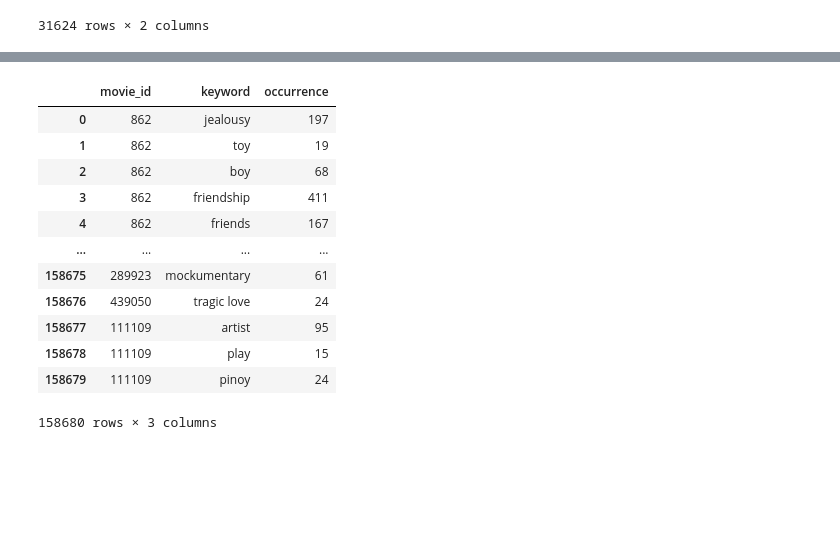
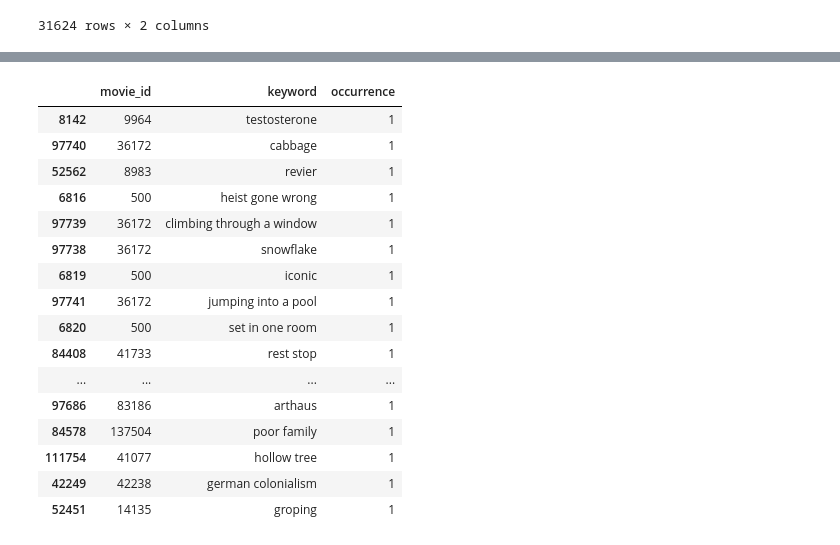
Before and after one commit to caseygomez/Female-Representation-In-The-Film-Industry, a Jupyter notebook: keyword_ETL.ipynb, the cells around one changed output, grey strips where cells are left out. Saved outputs shown, nothing was run; the diff lists cells and outputs as text; code cells hidden in the pictures; blank space fills up the shorter version.

```diff
--- a/keyword_ETL.ipynb
+++ b/keyword_ETL.ipynb
@@ -3,7 +3,7 @@ import pandas as pd
 from ast import literal_eval
 # %%
 # Read the data into a Pandas DataFrame
-keywords_df = pd.read_csv("Resources/keywords_renamed.csv")
+keywords_df = pd.read_csv("Resources/keywords.csv")
 
 keywords_df
 # %% [output]
@@ -140,17 +129,21 @@ Name: keyword, Length: 19956, dtype: int64
 clean_keywords_df["occurrence"]=clean_keywords_df.keyword.map(clean_keywords_df.keyword.value_counts())
-# %%
-clean_keywords_df
-# %% [output]
-|  | movie_id | keyword | occurrence |
-| 0 | 862 | jealousy | 197 |
-| 1 | 862 | toy | 19 |
-| 2 | 862 | boy | 68 |
-| 3 | 862 | friendship | 411 |
-| 4 | 862 | friends | 167 |
-| ... | ... | ... | ... |
-| 158675 | 289923 | mockumentary | 61 |
-| 158676 | 439050 | tragic love | 24 |
-| 158677 | 111109 | artist | 95 |
-| 158678 | 111109 | play | 15 |
-| 158679 | 111109 | pinoy | 24 |
-158680 rows × 3 columns
+# %%
+clean_keywords_df.sort_values("occurrence").head(50)
+# %% [output]
+|  | movie_id | keyword | occurrence |
+| 8142 | 9964 | testosterone | 1 |
+| 97740 | 36172 | cabbage | 1 |
+| 52562 | 8983 | revier | 1 |
+| 6816 | 500 | heist gone wrong | 1 |
+| 97739 | 36172 | climbing through a window | 1 |
+| 97738 | 36172 | snowflake | 1 |
+| 6819 | 500 | iconic | 1 |
+| 97741 | 36172 | jumping into a pool | 1 |
+| 6820 | 500 | set in one room | 1 |
+| 84408 | 41733 | rest stop | 1 |
+| ... | ... | ... | ... |
+| 97686 | 83186 | arthaus | 1 |
+| 84578 | 137504 | poor family | 1 |
+| 111754 | 41077 | hollow tree | 1 |
+| 42249 | 42238 | german colonialism | 1 |
+| 52451 | 14135 | groping | 1 |
```
Also changed, not shown: parts of 11 cells of this notebook.
